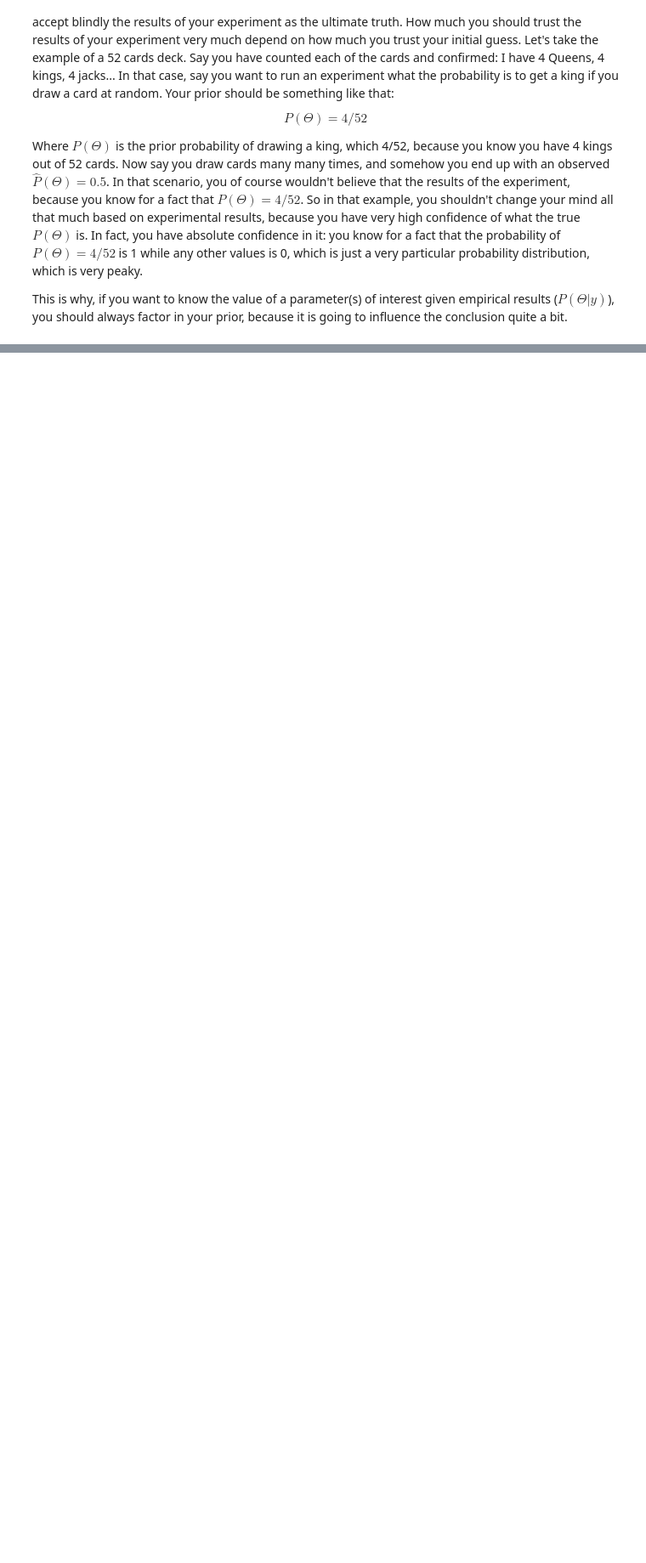
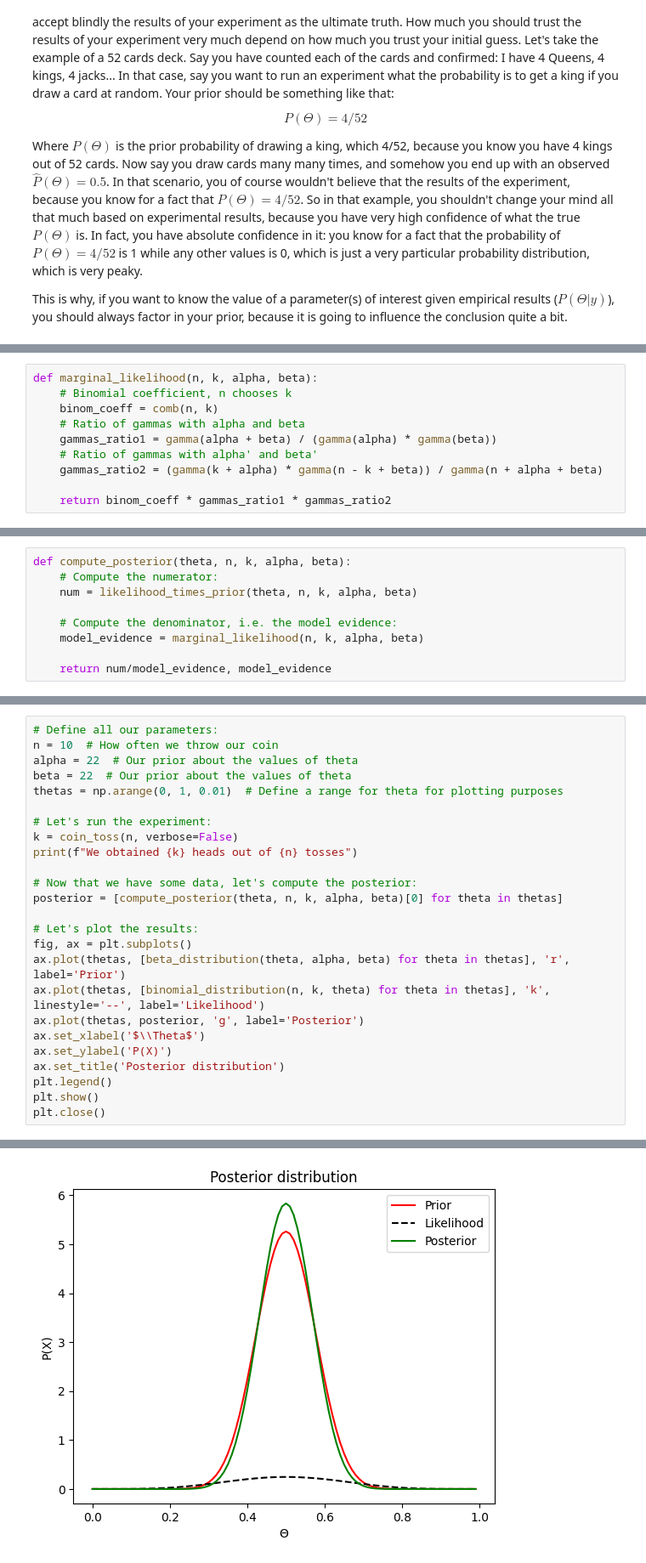
Before and after one commit to AlexLepauvre/variation_laplace_for_dummies, a Jupyter notebook: VariationalLaplaceForDummies/_build/jupyter_execute/BayesTheorem.ipynb, the cells around one changed output, grey strips where cells are left out. Shown at 85% size. Cells and saved outputs as stored; diff of their text form; blank space fills up the shorter version.

```diff
--- a/VariationalLaplaceForDummies/_build/jupyter_execute/BayesTheorem.ipynb
+++ b/VariationalLaplaceForDummies/_build/jupyter_execute/BayesTheorem.ipynb
@@ -341,0 +462,10 @@ In fact, we can very easily verify that this is true by running another little s
+# %%
+def marginal_likelihood(n, k, alpha, beta):
+    # Binomial coefficient, n chooses k
+    binom_coeff = comb(n, k)
+    # Ratio of gammas with alpha and beta
+    gammas_ratio1 = gamma(alpha + beta) / (gamma(alpha) * gamma(beta))
+    # Ratio of gammas with alpha' and beta'
+    gammas_ratio2 = (gamma(k + alpha) * gamma(n - k + beta)) / gamma(n + alpha + beta)
+
+    return binom_coeff * gammas_ratio1 * gammas_ratio2
@@ -341,0 +477,9 @@ In fact, we can very easily verify that this is true by running another little s
+# %%
+def compute_posterior(theta, n, k, alpha, beta):
+    # Compute the numerator:
+    num = likelihood_times_prior(theta, n, k, alpha, beta)
+
+    # Compute the denominator, i.e. the model evidence:
+    model_evidence = marginal_likelihood(n, k, alpha, beta)
+
+    return num/model_evidence, model_evidence
@@ -366,0 +507,26 @@ So as you can see, when we run the same experiment 10000 times, we get about 12%
+# %%
+# Define all our parameters:
+n = 10  # How often we throw our coin
+alpha = 22  # Our prior about the values of theta
+beta = 22  # Our prior about the values of theta
+thetas = np.arange(0, 1, 0.01)  # Define a range for theta for plotting purposes
+
+# Let's run the experiment:
+k = coin_toss(n, verbose=False)
+print(f"We obtained {k} heads out of {n} tosses")
+
+# Now that we have some data, let's compute the posterior:
+posterior = [compute_posterior(theta, n, k, alpha, beta)[0] for theta in thetas]
+
+# Let's plot the results:
+fig, ax = plt.subplots()
+ax.plot(thetas, [beta_distribution(theta, alpha, beta) for theta in thetas], 'r', label='Prior')
+ax.plot(thetas, [binomial_distribution(n, k, theta) for theta in thetas], 'k', linestyle='--', label='Likelihood')
+ax.plot(thetas, posterior, 'g', label='Posterior')
+ax.set_xlabel('$\\Theta$')
+ax.set_ylabel('P(X)')
+ax.set_title('Posterior distribution')
+plt.legend()
+plt.show()
+plt.close()
+# %% [output]
@@ -366,0 +534 @@ So as you can see, when we run the same experiment 10000 times, we get about 12%
+[figure, added]
```
Also changed, not shown: parts of 30 cells of this notebook, 38 other files.
